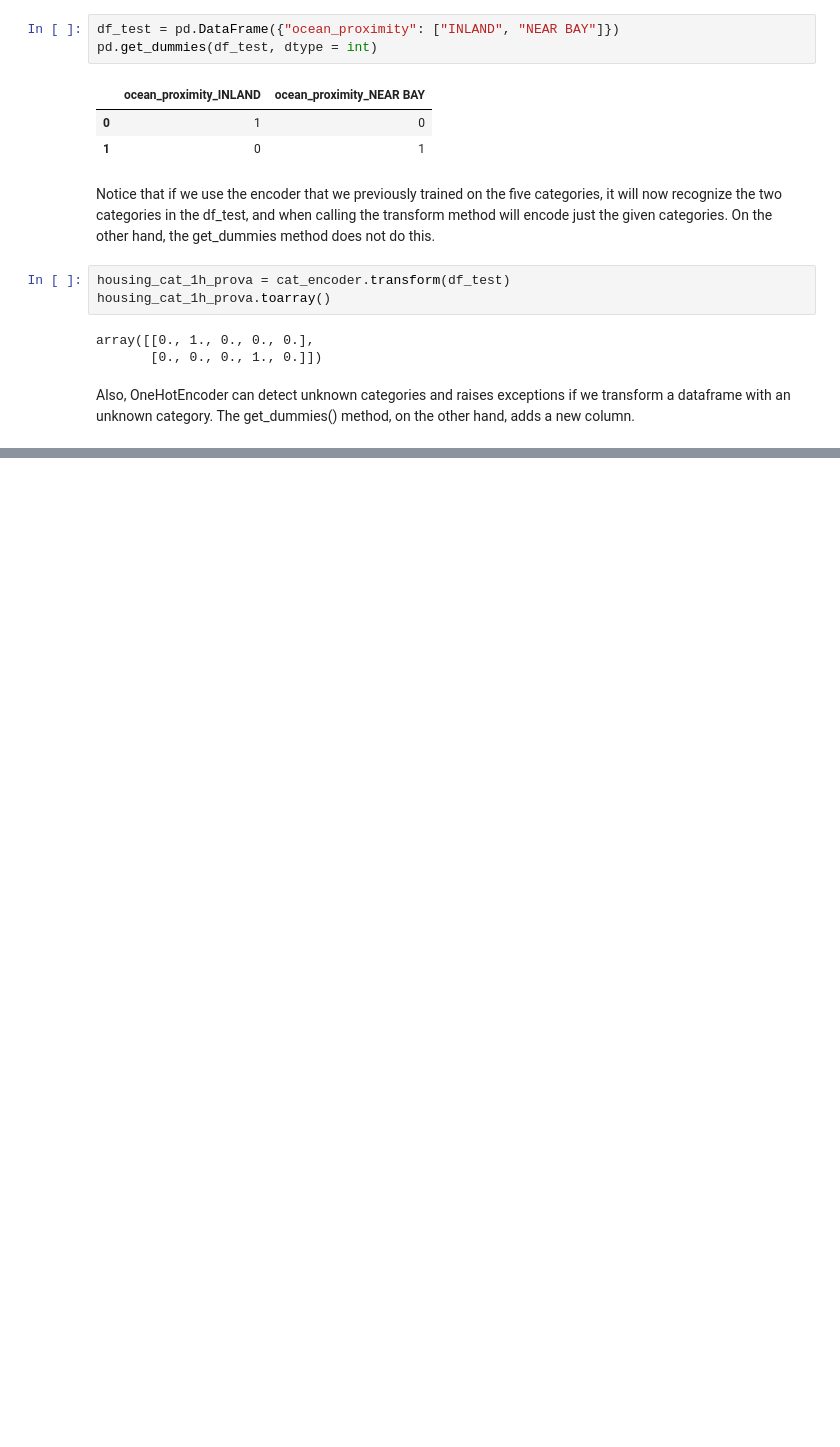
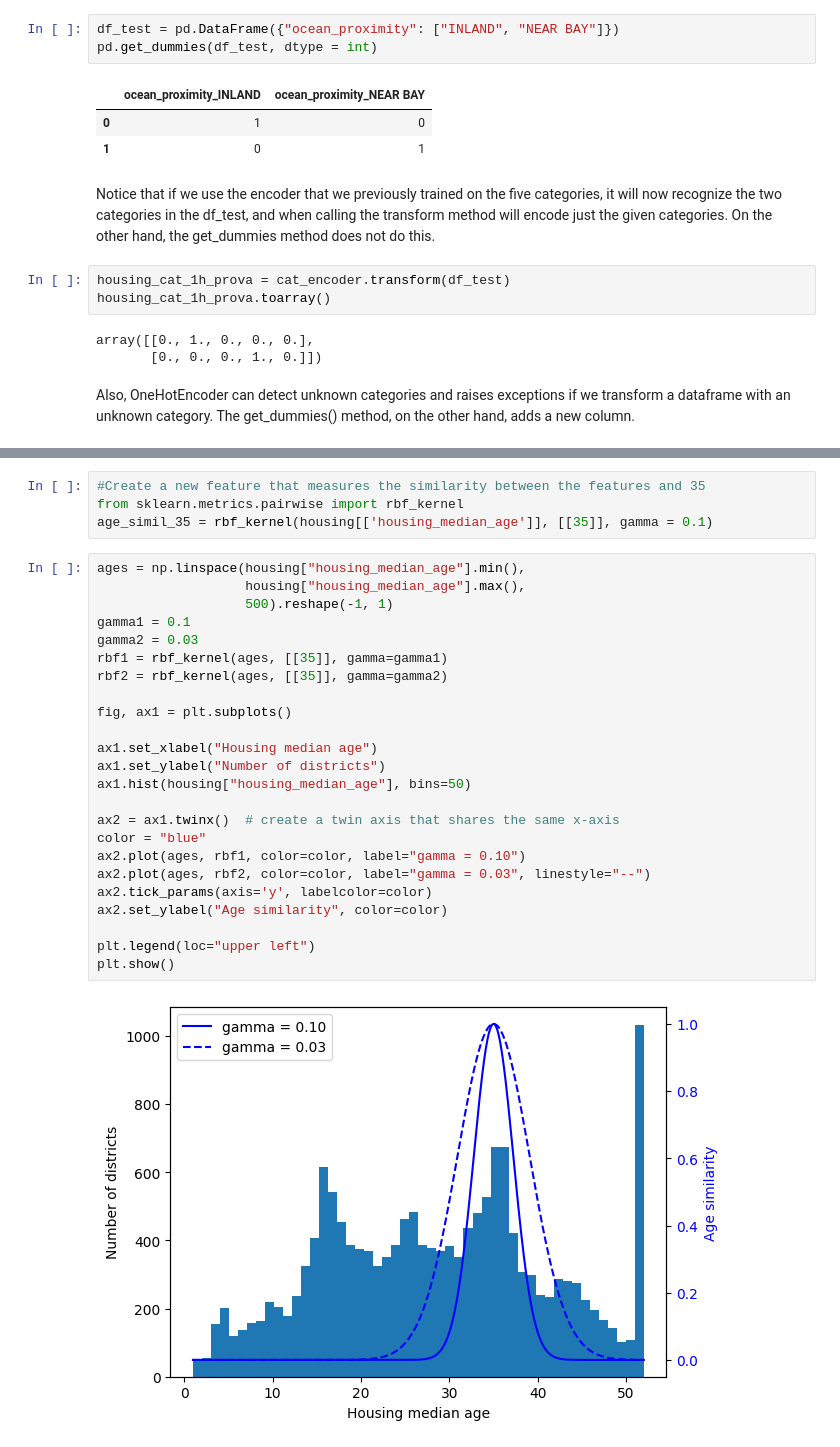
Before and after one commit to FelixPotato2/Learning, a Jupyter notebook: Predict_district_prices.ipynb, the cells around one changed output, grey strips where cells are left out. Drawn from its saved outputs; the diff is of its cells as text; blank space fills up the shorter version.

```diff
--- a/Predict_district_prices.ipynb
+++ b/Predict_district_prices.ipynb
@@ -503,0 +566,30 @@ Also, OneHotEncoder can detect unknown categories and raises exceptions if we tr
+# %%
+#Create a new feature that measures the similarity between the features and 35
+from sklearn.metrics.pairwise import rbf_kernel
+age_simil_35 = rbf_kernel(housing[['housing_median_age']], [[35]], gamma = 0.1)
+# %%
+ages = np.linspace(housing["housing_median_age"].min(),
+                   housing["housing_median_age"].max(),
+                   500).reshape(-1, 1)
+gamma1 = 0.1
+gamma2 = 0.03
+rbf1 = rbf_kernel(ages, [[35]], gamma=gamma1)
+rbf2 = rbf_kernel(ages, [[35]], gamma=gamma2)
+
+fig, ax1 = plt.subplots()
+
+ax1.set_xlabel("Housing median age")
+ax1.set_ylabel("Number of districts")
+ax1.hist(housing["housing_median_age"], bins=50)
+
+ax2 = ax1.twinx()  # create a twin axis that shares the same x-axis
+color = "blue"
+ax2.plot(ages, rbf1, color=color, label="gamma = 0.10")
+ax2.plot(ages, rbf2, color=color, label="gamma = 0.03", linestyle="--")
+ax2.tick_params(axis='y', labelcolor=color)
+ax2.set_ylabel("Age similarity", color=color)
+
+plt.legend(loc="upper left")
+plt.show()
+# %% [output]
+[figure, added]
```
Also changed, not shown: parts of 20 cells of this notebook.
